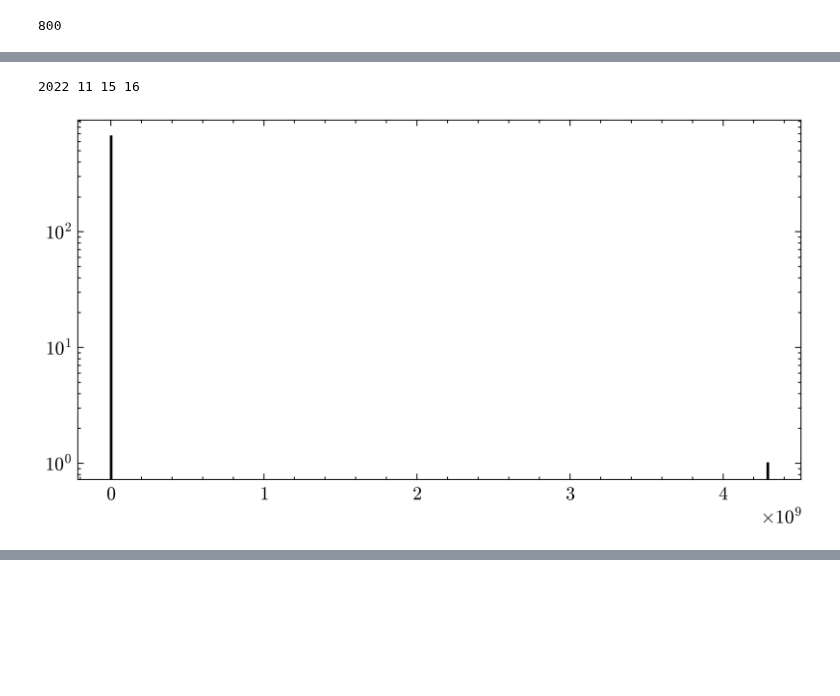
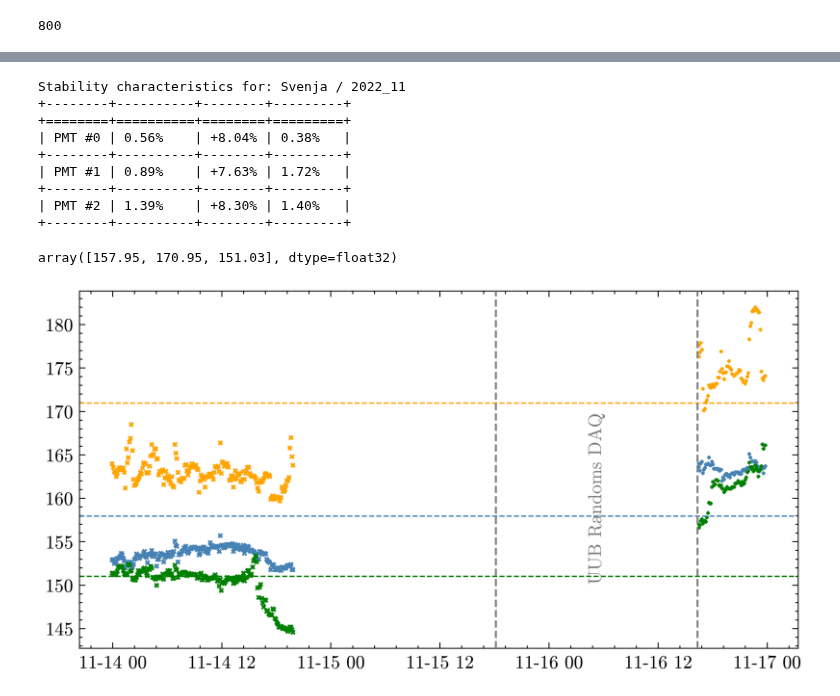
Before and after one commit to Quizznor/phd-thesis, a Jupyter notebook: Projects/UubRandomsLib/test_read.ipynb, the cells around one changed output, grey strips where cells are left out. Cells and saved outputs as stored; diff of their text form; code cells hidden in the pictures; blank space fills up the shorter version.

```diff
--- a/Projects/UubRandomsLib/test_read.ipynb
+++ b/Projects/UubRandomsLib/test_read.ipynb
@@ -24,9 +24,9 @@ from utils.Auger.SD import Monitoring
 # %%
 ssd_fmt = np.dtype(('<i4, (2049,)i2'))
-ssd = np.fromfile('/cr/data02/AugerPrime/UUB/UubRandoms/2022_11/Peru/randoms0000.ssd', dtype=ssd_fmt)
+# ssd = np.fromfile('/cr/data02/AugerPrime/UUB/UubRandoms/2022_11/Peru/randoms0000.ssd', dtype=ssd_fmt)
 
 wcd_fmt = np.dtype(('<i4, (2049,)i2', (3,)))
-wcd = np.fromfile('/cr/data02/AugerPrime/UUB/UubRandoms/2022_11/Peru/randoms0000.wcd', dtype=wcd_fmt)
+# wcd = np.fromfile('/cr/data02/AugerPrime/UUB/UubRandoms/2022_11/Peru/randoms0000.wcd', dtype=wcd_fmt)
 # %%
 assert ssd[0][0] == wcd[0,0][0], 'Beggining of DAQ for WCD and SSD do not match up'
 assert ssd[-1][0] == wcd[-1,0][0], 'End of DAQ for WCD and SSD do not match up'
@@ -63,23 +61,3 @@ indices = range(len(os.listdir('/cr/data02/AugerPrime/UUB/UubRandoms/2022_11/Per
 print(indices[-1])
 # %% [output]
 800
-# %%
-from datetime import timedelta
-
-first_ssd_file = f'/cr/data02/AugerPrime/UUB/UubRandoms/2022_11/Peru/randoms{indices[0]:04}.ssd'
-last_ssd_file = f'/cr/data02/AugerPrime/UUB/UubRandoms/2022_11/Peru/randoms{indices[-1]:04}.ssd'
-
-first_ssd = np.fromfile(first_ssd_file, dtype=ssd_fmt)
-DAQ_begin = datetime.fromtimestamp(first_ssd[0][0])
-YYYY, MM, DD1 = [(DAQ_begin - timedelta(days=2)).__getattribute__(x) for x in ['year', 'month', 'day']]
-
-last_ssd = np.fromfile(last_ssd_file, dtype=ssd_fmt)
-DAQ_end = datetime.fromtimestamp(last_ssd[-1][0])
-DD2 = (DAQ_end + timedelta(days=2)).day                         # add 2 days since range is [low, high)
-
-M = Monitoring.Monit(YYYY, MM, range(DD1, DD2))
-t = M('fTime', 1737)
-p = M('fPeak', 1737)
-
-
-# def get_vem_approximate():
@@ -91,16 +63,0 @@ p = M('fPeak', 1737)
-# %%
-plt.scatter(t, p[:,0], s=1, c='steelblue')
-plt.scatter(t, p[:,1], s=1, c='orange')
-plt.scatter(t, p[:,2], s=1, c='green')
-
-sort_list = np.argsort(t)
-t, p = t[sort_list], p[sort_list]
-
-cut_index = np.argmax(np.diff(t[:-1]))
-print(cut_index)
-
-# plt.axvline(t[cut_index + 1])
-plt.scatter(t[:cut_index +1], p[:cut_index +1,2], s=1, c='black')
-plt.scatter(t[cut_index +1:], p[cut_index +1:,2], s=1, c='red')
-# plt.axvline(DAQ_begin)
-# plt.axvline(DAQ_end)
@@ -111,9 +63,0 @@ plt.scatter(t[cut_index +1:], p[cut_index +1:,2], s=1, c='red')
-# %%
-print(YYYY, MM, DD1, DD2)
-# %% [output]
-2022 11 15 16
-# %%
-plt.hist(np.diff(t), bins=1000, histtype='step')
-plt.yscale('log')
-# %% [output]
-[figure, removed]
@@ -119,0 +172,3 @@ plt.yscale('log')
+# %%
+get_vem_approximate('Svenja', '2022_11', plot=True)
+# %% [output]
@@ -119,0 +179,11 @@ plt.yscale('log')
+Stability characteristics for: Svenja / 2022_11
++--------+----------+--------+---------+
++========+==========+========+=========+
+| PMT #0 | 0.56%    | +8.04% | 0.38%   |
++--------+----------+--------+---------+
+| PMT #1 | 0.89%    | +7.63% | 1.72%   |
++--------+----------+--------+---------+
+| PMT #2 | 1.39%    | +8.30% | 1.40%   |
++--------+----------+--------+---------+
+array([157.95, 170.95, 151.03], dtype=float32)
+[figure, added]
```
Also changed, not shown: parts of 8 cells of this notebook.
